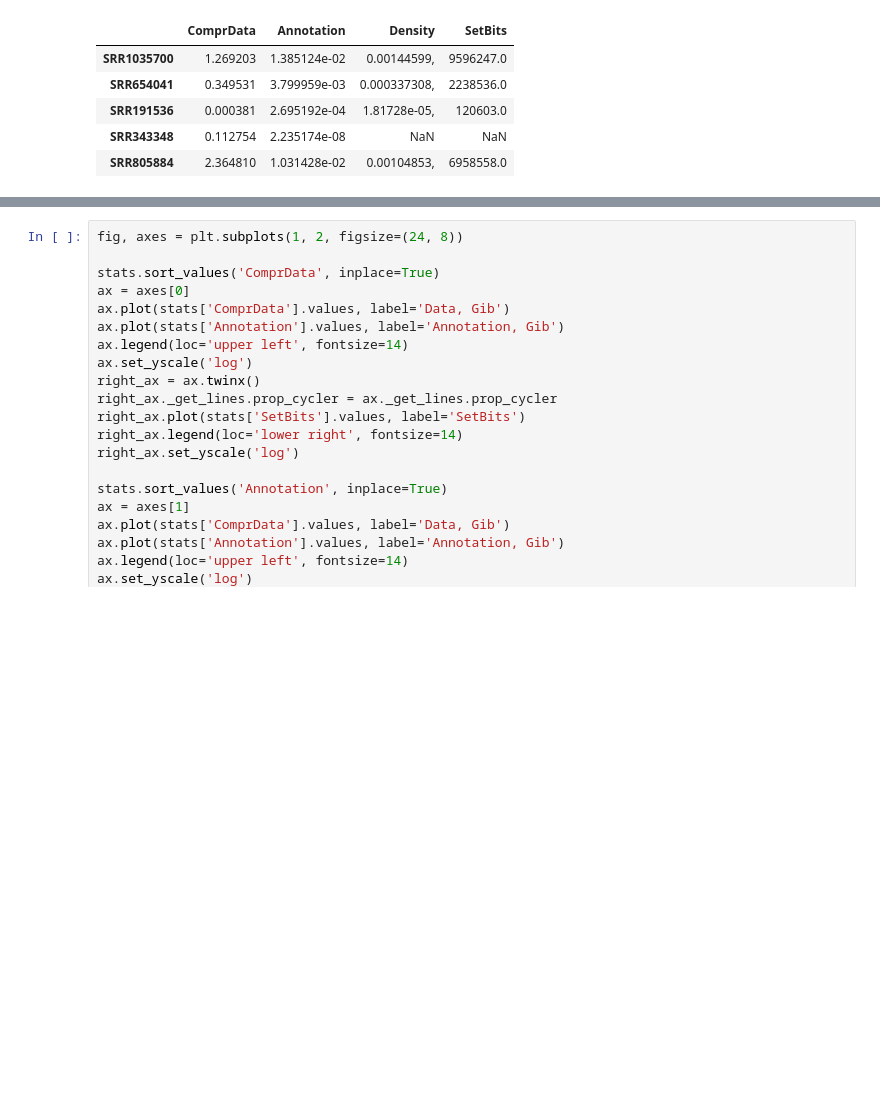
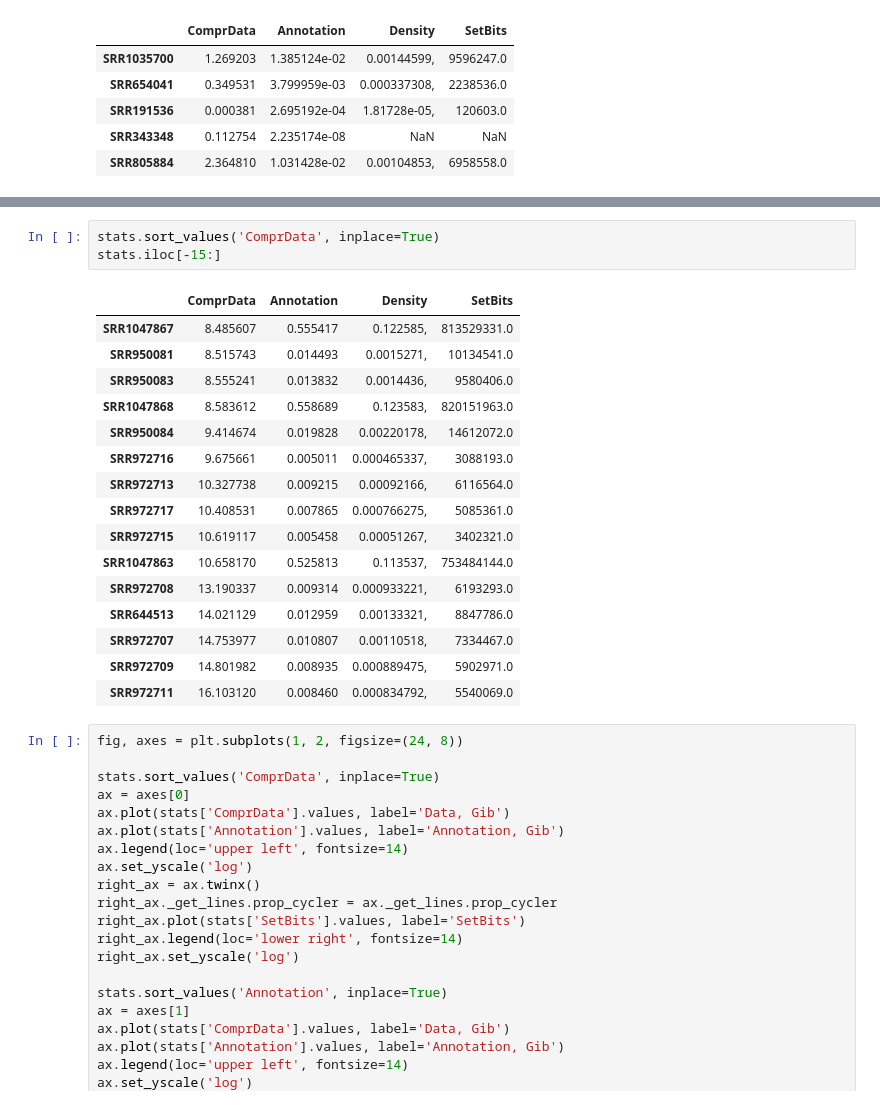
Before and after one commit to ratschlab/metagraph, a Jupyter notebook: analysis.ipynb, the cells around one changed output, grey strips where cells are left out. Cells and saved outputs as stored; diff of their text form; blank space fills up the shorter version.

```diff
--- a/analysis.ipynb
+++ b/analysis.ipynb
@@ -134,3 +154,23 @@ stats.head()
+# %%
+stats.sort_values('ComprData', inplace=True)
+stats.iloc[-15:]
+# %% [output]
+|  | ComprData | Annotation | Density | SetBits |
+| SRR1047867 | 8.485607 | 0.555417 | 0.122585, | 813529331.0 |
+| SRR950081 | 8.515743 | 0.014493 | 0.0015271, | 10134541.0 |
+| SRR950083 | 8.555241 | 0.013832 | 0.0014436, | 9580406.0 |
+| SRR1047868 | 8.583612 | 0.558689 | 0.123583, | 820151963.0 |
+| SRR950084 | 9.414674 | 0.019828 | 0.00220178, | 14612072.0 |
+| SRR972716 | 9.675661 | 0.005011 | 0.000465337, | 3088193.0 |
+| SRR972713 | 10.327738 | 0.009215 | 0.00092166, | 6116564.0 |
+| SRR972717 | 10.408531 | 0.007865 | 0.000766275, | 5085361.0 |
+| SRR972715 | 10.619117 | 0.005458 | 0.00051267, | 3402321.0 |
+| SRR1047863 | 10.658170 | 0.525813 | 0.113537, | 753484144.0 |
+| SRR972708 | 13.190337 | 0.009314 | 0.000933221, | 6193293.0 |
+| SRR644513 | 14.021129 | 0.012959 | 0.00133321, | 8847786.0 |
+| SRR972707 | 14.753977 | 0.010807 | 0.00110518, | 7334467.0 |
+| SRR972709 | 14.801982 | 0.008935 | 0.000889475, | 5902971.0 |
+| SRR972711 | 16.103120 | 0.008460 | 0.000834792, | 5540069.0 |
 # %%
 fig, axes = plt.subplots(1, 2, figsize=(24, 8))
 
```
Also changed, not shown: parts of 1 cell of this notebook, 3 other files.
